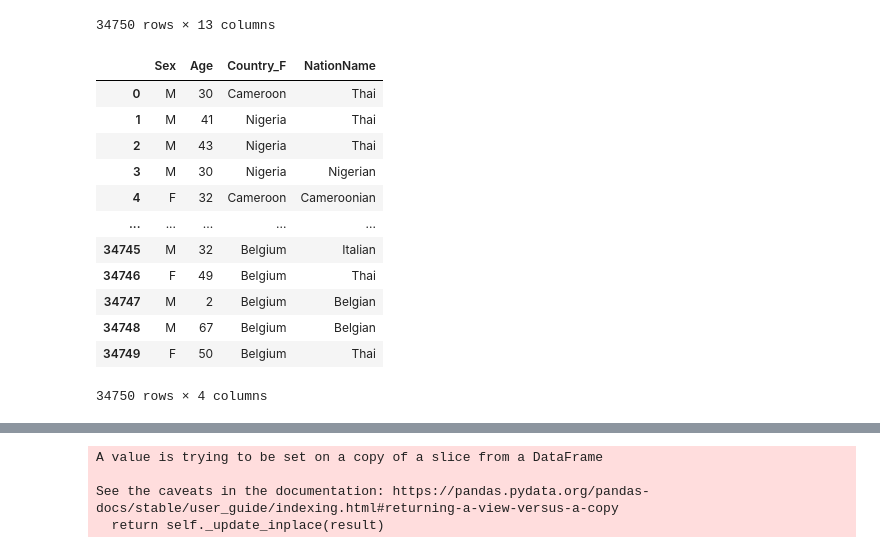
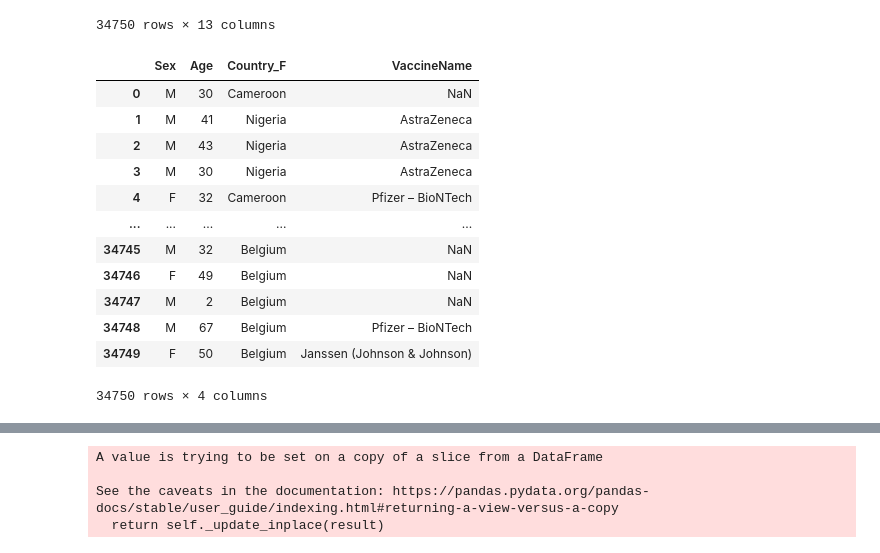
Before and after one commit to Jiraporn-klobrat/data_viz_2022, a Jupyter notebook: Project.ipynb, the cells around one changed output, grey strips where cells are left out. Saved outputs shown, nothing was run; the diff lists cells and outputs as text; code cells hidden in the pictures.

```diff
--- a/Project.ipynb
+++ b/Project.ipynb
@@ -760,19 +775,19 @@ data_travel
 | 34749 | 34750 | F | 50 | Thai | 1-ผู้มีสัญชาติไทย | Belgium | Royal Thai Embassy, Brussels | 2021-06-14T00:00:00 | 2021-06-27T00:00:00 | ... |
 34750 rows × 13 columns
 # %%
-travel = data_travel[['Sex','Age','Country_F','NationName']]
+travel = data_travel[['Sex','Age','Country_F','VaccineName']]
 travel
 # %% [output]
-|  | Sex | Age | Country_F | NationName |
-| 0 | M | 30 | Cameroon | Thai |
-| 1 | M | 41 | Nigeria | Thai |
-| 2 | M | 43 | Nigeria | Thai |
-| 3 | M | 30 | Nigeria | Nigerian |
-| 4 | F | 32 | Cameroon | Cameroonian |
+|  | Sex | Age | Country_F | VaccineName |
+| 0 | M | 30 | Cameroon | NaN |
+| 1 | M | 41 | Nigeria | AstraZeneca |
+| 2 | M | 43 | Nigeria | AstraZeneca |
+| 3 | M | 30 | Nigeria | AstraZeneca |
+| 4 | F | 32 | Cameroon | Pfizer – BioNTech |
 | ... | ... | ... | ... | ... |
-| 34745 | M | 32 | Belgium | Italian |
-| 34746 | F | 49 | Belgium | Thai |
-| 34747 | M | 2 | Belgium | Belgian |
-| 34748 | M | 67 | Belgium | Belgian |
-| 34749 | F | 50 | Belgium | Thai |
+| 34745 | M | 32 | Belgium | NaN |
+| 34746 | F | 49 | Belgium | NaN |
+| 34747 | M | 2 | Belgium | NaN |
+| 34748 | M | 67 | Belgium | Pfizer – BioNTech |
+| 34749 | F | 50 | Belgium | Janssen (Johnson & Johnson) |
 34750 rows × 4 columns
```
Also changed, not shown: parts of 25 cells of this notebook.
